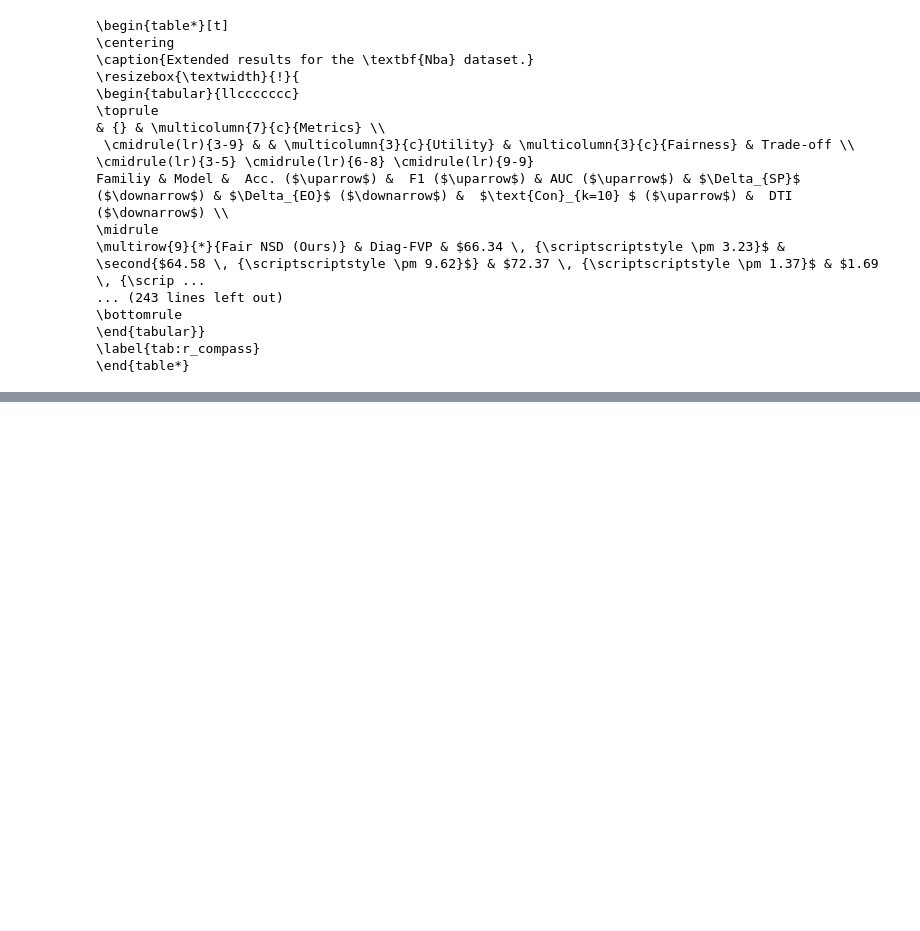
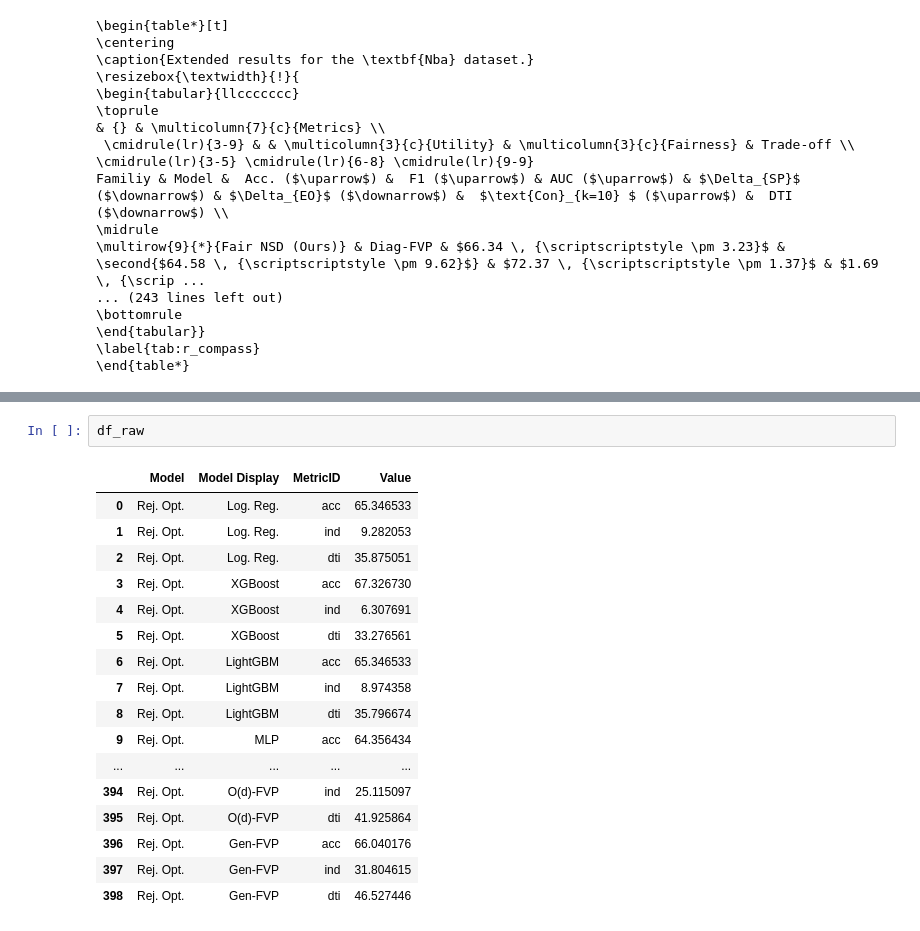
Before and after one commit to arturo-perez-peralta/GeometricFairnessNSD, a Jupyter notebook: nb_results.ipynb, the cells around one changed output, grey strips where cells are left out. Drawn from its saved outputs; the diff is of its cells as text; blank space fills up the shorter version.

```diff
--- a/nb_results.ipynb
+++ b/nb_results.ipynb
@@ -1624,0 +1646,20 @@ KeyError: 'Model'
+# %%
+df_raw
+# %% [output]
+|  | Model | Model Display | MetricID | Value |
+| 0 | Rej. Opt. | Log. Reg. | acc | 65.346533 |
+| 1 | Rej. Opt. | Log. Reg. | ind | 9.282053 |
+| 2 | Rej. Opt. | Log. Reg. | dti | 35.875051 |
+| 3 | Rej. Opt. | XGBoost | acc | 67.326730 |
+| 4 | Rej. Opt. | XGBoost | ind | 6.307691 |
+| 5 | Rej. Opt. | XGBoost | dti | 33.276561 |
+| 6 | Rej. Opt. | LightGBM | acc | 65.346533 |
+| 7 | Rej. Opt. | LightGBM | ind | 8.974358 |
+| 8 | Rej. Opt. | LightGBM | dti | 35.796674 |
+| 9 | Rej. Opt. | MLP | acc | 64.356434 |
+| ... | ... | ... | ... | ... |
+| 394 | Rej. Opt. | O(d)-FVP | ind | 25.115097 |
+| 395 | Rej. Opt. | O(d)-FVP | dti | 41.925864 |
+| 396 | Rej. Opt. | Gen-FVP | acc | 66.040176 |
+| 397 | Rej. Opt. | Gen-FVP | ind | 31.804615 |
+| 398 | Rej. Opt. | Gen-FVP | dti | 46.527446 |
```
Also changed, not shown: parts of 10 cells of this notebook, 6 other files.
